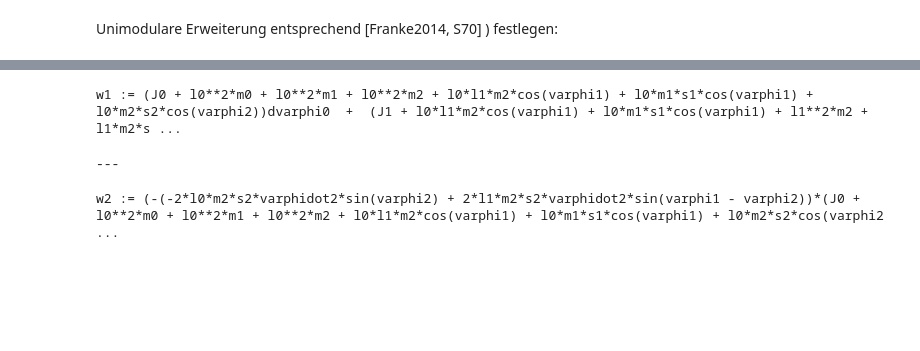
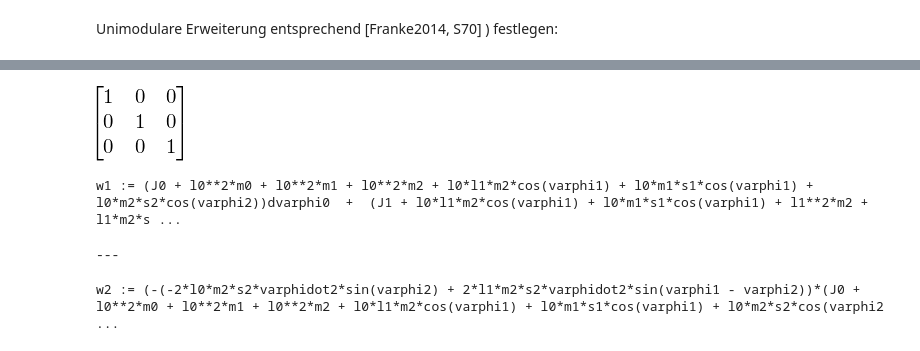
Before and after one commit to cknoll/beispiele, a Jupyter notebook: relevant/einachsiges_fz_unimod_ergaenzung_und_notwendige_integrabilitaetsbedingung.ipynb, the cells around one changed output, grey strips where cells are left out. Cells and saved outputs as stored; diff of their text form; code cells hidden in the pictures; blank space fills up the shorter version.

```diff
--- a/relevant/einachsiges_fz_unimod_ergaenzung_und_notwendige_integrabilitaetsbedingung.ipynb
+++ b/relevant/einachsiges_fz_unimod_ergaenzung_und_notwendige_integrabilitaetsbedingung.ipynb
@@ -189,0 +213,4 @@ http://127.0.0.1:8888/notebooks/flachheit/einrad_unimod_pruefung_via_inverse_kur
+# %%
+%time res2 = nc.commutative_simplification(res, s)
+res2
+# %% [output]
@@ -190,3 +219,4 @@ http://127.0.0.1:8888/notebooks/flachheit/einrad_unimod_pruefung_via_inverse_kur
+[figure, added]
 # %%
 # Basis-Systemgrößen
 
```
Also changed, not shown: parts of 19 cells of this notebook, 7 other files.
